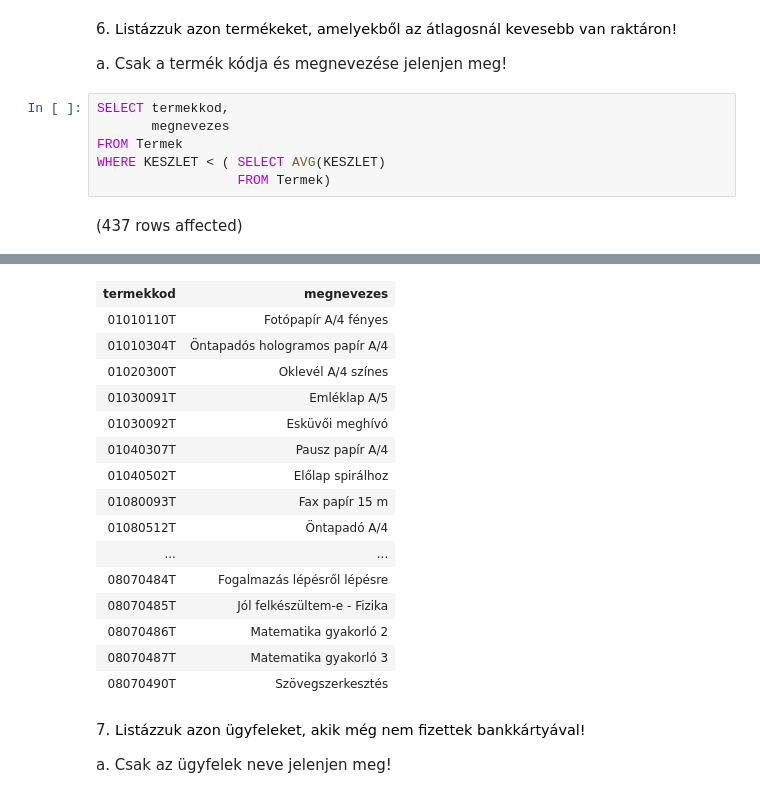
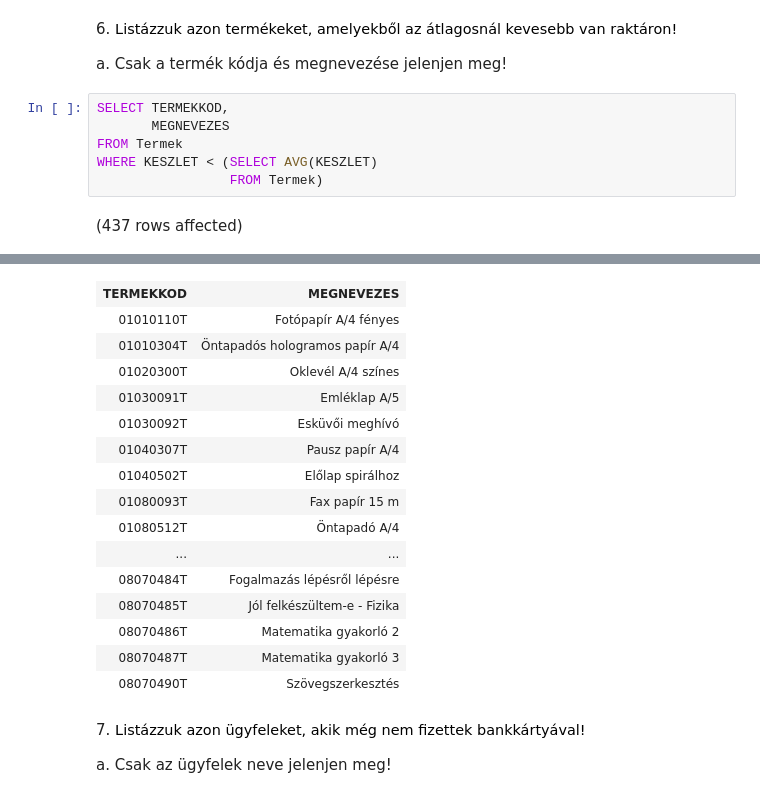
Before and after one commit to EilesKr/Adatbazis, a Jupyter notebook: gyakorlat06_feladatok.ipynb, the cells around one changed output, grey strips where cells are left out. Cells and saved outputs as stored; diff of their text form.

```diff
--- a/gyakorlat06_feladatok.ipynb
+++ b/gyakorlat06_feladatok.ipynb
@@ -88,10 +164,10 @@ a. Vegyünk fel két új oszlopot, amely a sorrend szerint előző szálláshely
 
 a. Csak a termék kódja és megnevezése jelenjen meg!
 # %%
-SELECT termekkod,
-       megnevezes
+SELECT TERMEKKOD,
+       MEGNEVEZES
 FROM Termek
-WHERE KESZLET < ( SELECT AVG(KESZLET)
-                  FROM Termek)
+WHERE KESZLET < (SELECT AVG(KESZLET)
+                 FROM Termek)
 # %% [output]
 (437 rows affected)
@@ -99,4 +175,4 @@ Total execution time: 00:00:00.047
-| termekkod | megnevezes |
+| TERMEKKOD | MEGNEVEZES |
 | 01010110T | Fotópapír A/4 fényes |
 | 01010304T | Öntapadós hologramos papír A/4 |
 | 01020300T | Oklevél A/4 színes |
```
Also changed, not shown: parts of 16 cells of this notebook.
